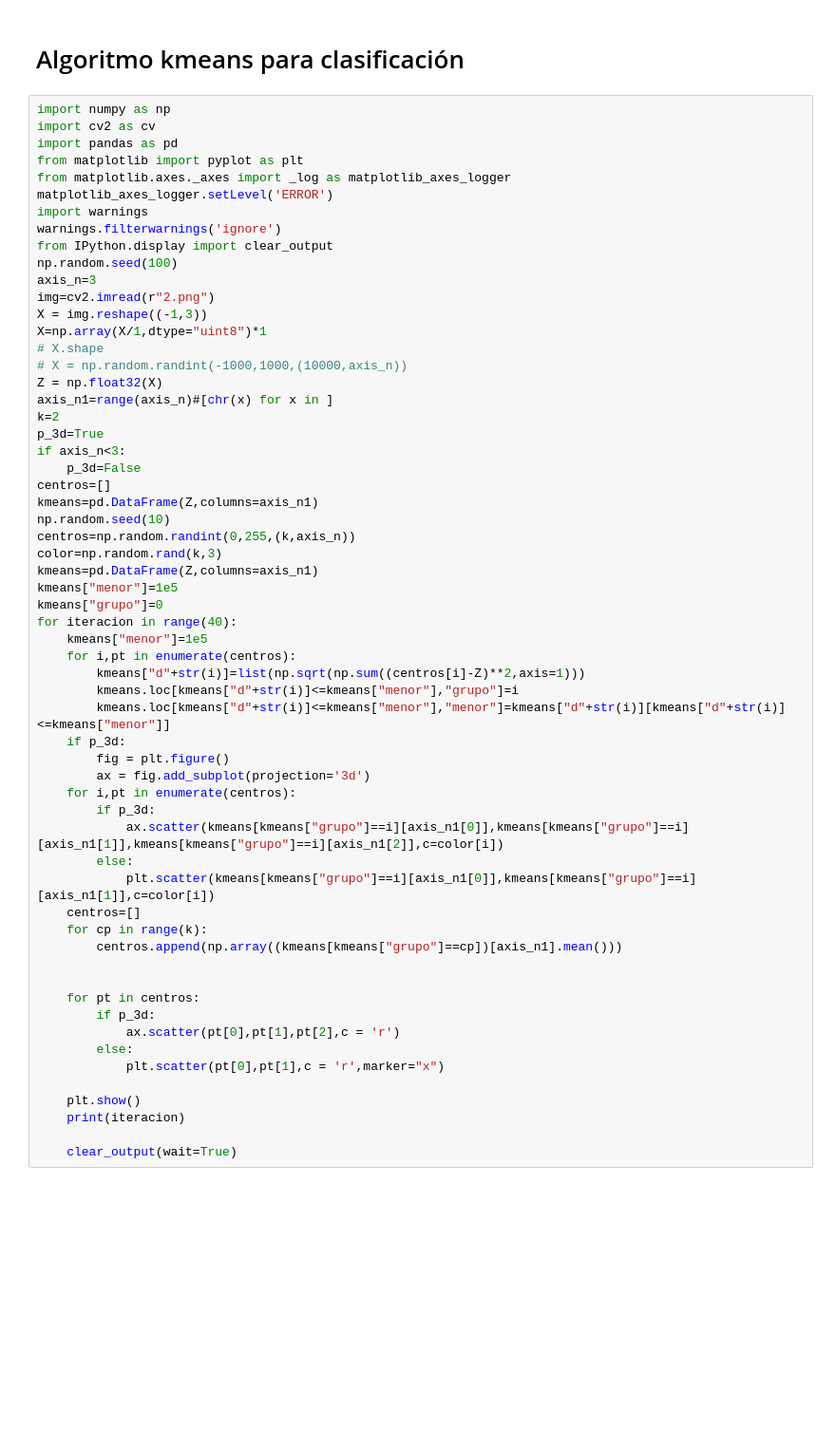
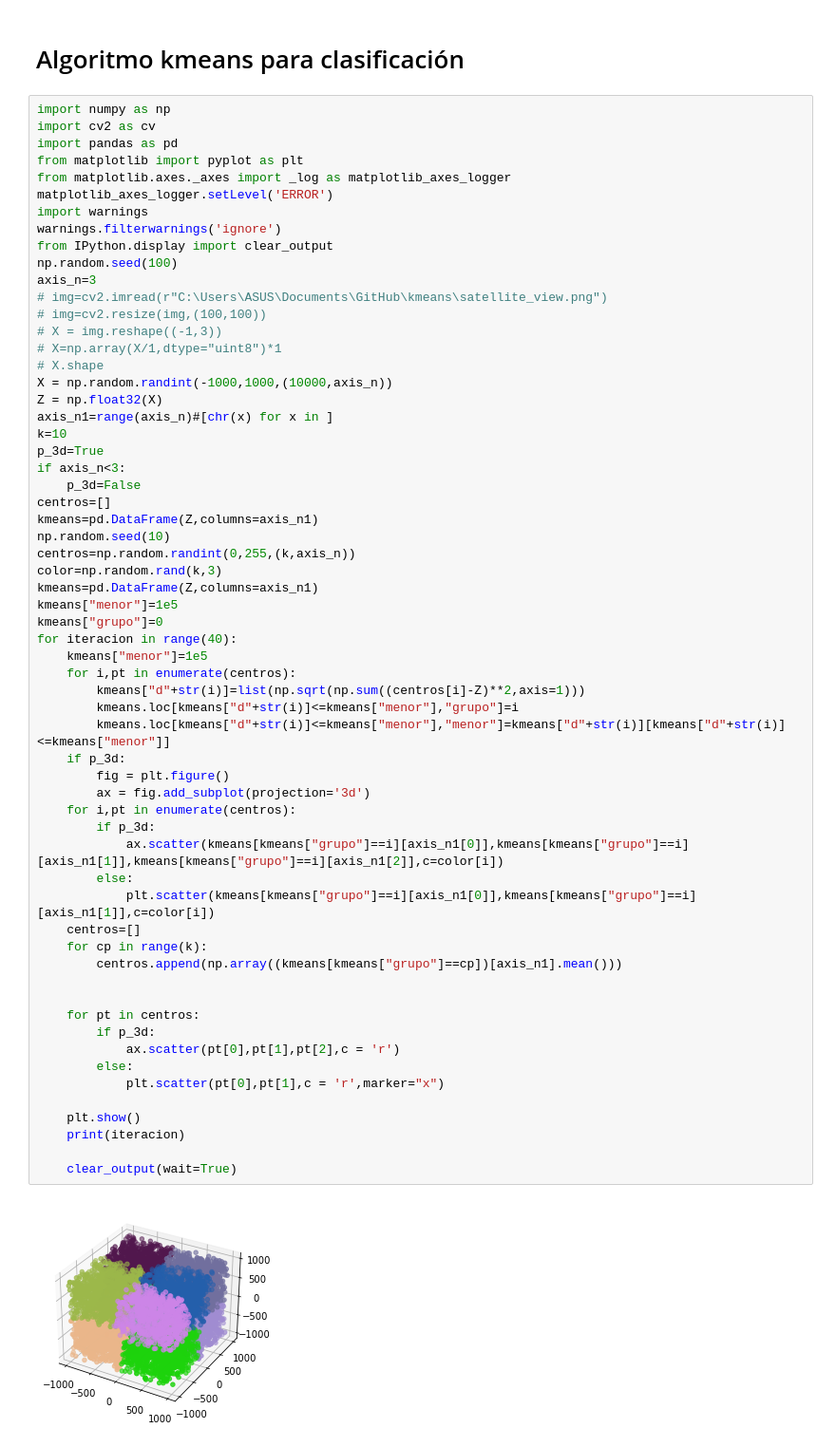
Before and after one commit to AlbertoAldayR/kmeans, a Jupyter notebook: kmeans.ipynb, the cells around one changed output. Shown at 95% size. Drawn from its saved outputs; the diff is of its cells as text; blank space fills up the shorter version.

```diff
--- a/kmeans.ipynb
+++ b/kmeans.ipynb
@@ -12,14 +12,15 @@ warnings.filterwarnings('ignore')
 from IPython.display import clear_output
 np.random.seed(100)
 axis_n=3
-img=cv2.imread(r"2.png")
-X = img.reshape((-1,3))
-X=np.array(X/1,dtype="uint8")*1
+# img=cv2.imread(r"C:\Users\ASUS\Documents\GitHub\kmeans\satellite_view.png")
+# img=cv2.resize(img,(100,100))
+# X = img.reshape((-1,3))
+# X=np.array(X/1,dtype="uint8")*1
 # X.shape
-# X = np.random.randint(-1000,1000,(10000,axis_n))
+X = np.random.randint(-1000,1000,(10000,axis_n))
 Z = np.float32(X)
 axis_n1=range(axis_n)#[chr(x) for x in ]
-k=2
+k=10
 p_3d=True
 if axis_n<3:
     p_3d=False
@@ -33,30 +34,32 @@ kmeans["menor"]=1e5
 kmeans["grupo"]=0
 for iteracion in range(40):
     kmeans["menor"]=1e5
     for i,pt in enumerate(centros):
         kmeans["d"+str(i)]=list(np.sqrt(np.sum((centros[i]-Z)**2,axis=1)))
         kmeans.loc[kmeans["d"+str(i)]<=kmeans["menor"],"grupo"]=i
         kmeans.loc[kmeans["d"+str(i)]<=kmeans["menor"],"menor"]=kmeans["d"+str(i)][kmeans["d"+str(i)]<=kmeans["menor"]]
     if p_3d:
         fig = plt.figure()
         ax = fig.add_subplot(projection='3d')
     for i,pt in enumerate(centros):
         if p_3d:
             ax.scatter(kmeans[kmeans["grupo"]==i][axis_n1[0]],kmeans[kmeans["grupo"]==i][axis_n1[1]],kmeans[kmeans["grupo"]==i][axis_n1[2]],c=color[i])
         else:
             plt.scatter(kmeans[kmeans["grupo"]==i][axis_n1[0]],kmeans[kmeans["grupo"]==i][axis_n1[1]],c=color[i])
     centros=[]
     for cp in range(k):
         centros.append(np.array((kmeans[kmeans["grupo"]==cp])[axis_n1].mean()))
 
 
     for pt in centros:
         if p_3d:
             ax.scatter(pt[0],pt[1],pt[2],c = 'r')
         else:
             plt.scatter(pt[0],pt[1],c = 'r',marker="x")
 
     plt.show()
     print(iteracion)
 
     clear_output(wait=True)
+# %% [output]
+[figure, added]
```
Also changed, not shown: parts of 1 cell of this notebook.
